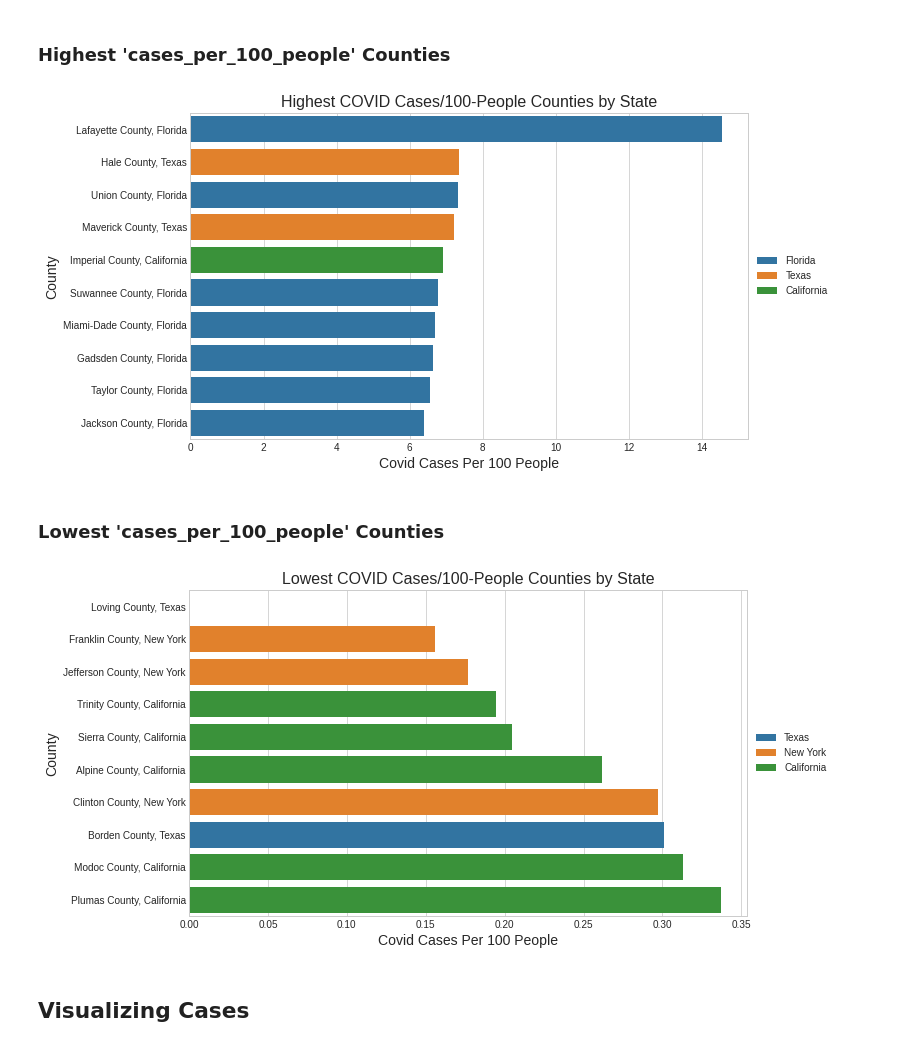
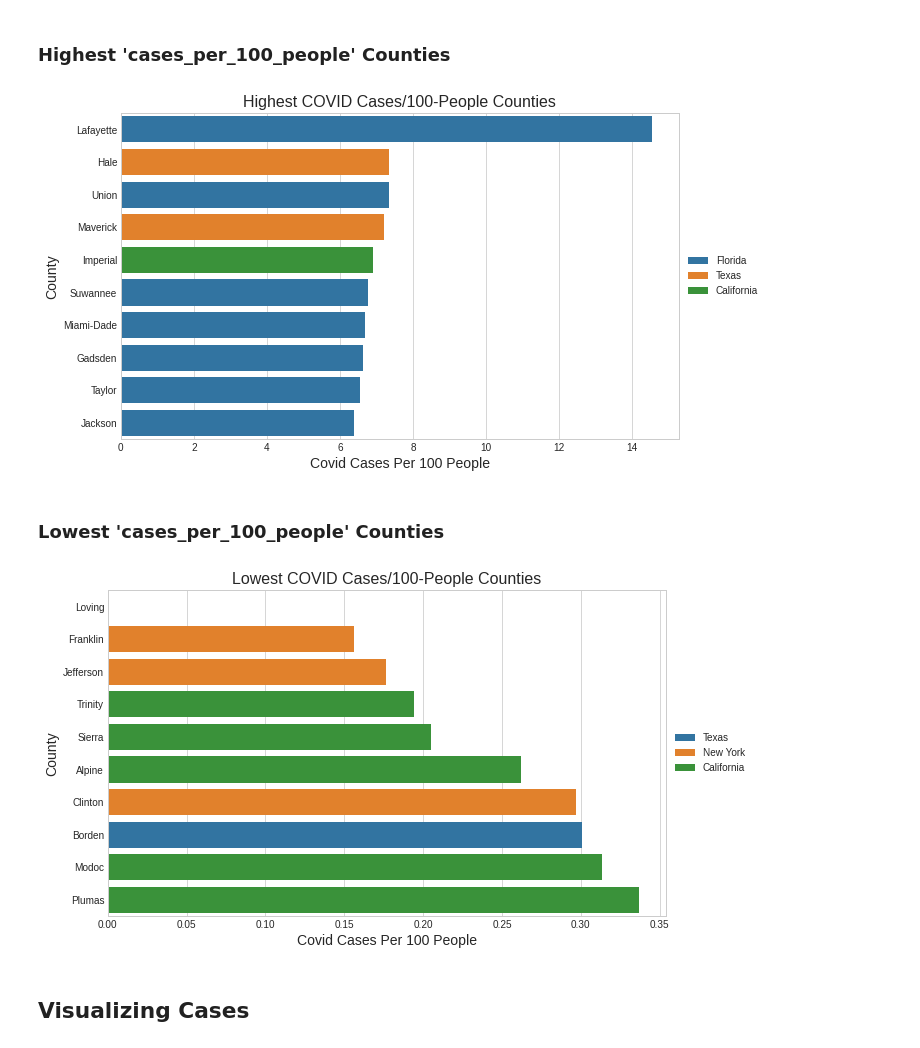
Before and after one commit to cxclark/covid19-analysis, a Jupyter notebook: code/04_eda_preprocessing_5_states.ipynb, the cells around one changed output. Drawn from its saved outputs; the diff is of its cells as text; code cells hidden in the pictures.

```diff
--- a/code/04_eda_preprocessing_5_states.ipynb
+++ b/code/04_eda_preprocessing_5_states.ipynb
@@ -39,3 +47,11 @@ df['state'] = pd.np.where(df['county_state'].str.contains('California'), 'Califo
+# %%
+df['county'] = df['county'].str.replace(' County, Florida', '')
+# %%
+df['county'] = df['county'].str.replace(' County, Illinois', '')
+# %%
+df['county'] = df['county'].str.replace(' County, New York', '')
+# %%
+df['county'] = df['county'].str.replace(' County, Texas', '')
 # %% [markdown]
 ### Ordinal COVID Severity
 # %%
@@ -363,13 +379,13 @@ top_10_per = df.sort_values(by='cases_per_100_people', ascending=False)[:10]
 # %%
 # Plot the 10 counties with the highest cases_per_100_people by state.
 plt.figure(figsize=(10, 6))
-g = sns.barplot(x='cases_per_100_people', y='county_state', hue='state', data=top_10_per, dodge=False)
+g = sns.barplot(x='cases_per_100_people', y='county', hue='state', data=top_10_per, dodge=False)
 g.legend(loc='center left', bbox_to_anchor=(1, 0.5), ncol=1)
 plt.xlabel('Covid Cases Per 100 People', fontsize=14)
 plt.ylabel('County', fontsize=14)
-plt.title('Highest COVID Cases/100-People Counties by State', fontsize=16);
+plt.title('Highest COVID Cases/100-People Counties', fontsize=16);
 # %% [output]
-[figure, old version]
+[figure, new version]
 # %% [markdown]
 ### Lowest 'cases_per_100_people' Counties
 # %%
@@ -378,13 +394,13 @@ bot_10_per = df.sort_values(by='cases_per_100_people', ascending=True)[:10]
 # %%
 # Plot the 10 counties with the lowest cases_per_100_people by state.
 plt.figure(figsize=(10, 6))
-g = sns.barplot(x='cases_per_100_people', y='county_state', hue='state', data=bot_10_per, dodge=False)
+g = sns.barplot(x='cases_per_100_people', y='county', hue='state', data=bot_10_per, dodge=False)
 g.legend(loc='center left', bbox_to_anchor=(1, 0.5), ncol=1)
 plt.xlabel('Covid Cases Per 100 People', fontsize=14)
 plt.ylabel('County', fontsize=14)
-plt.title('Lowest COVID Cases/100-People Counties by State', fontsize=16);
+plt.title('Lowest COVID Cases/100-People Counties', fontsize=16);
 # %% [output]
-[figure, old version]
+[figure, new version]
 # %% [markdown]
 ## Visualizing Cases
 # %% [markdown]
```
Also changed, not shown: parts of 18 cells of this notebook, 1 other file.
